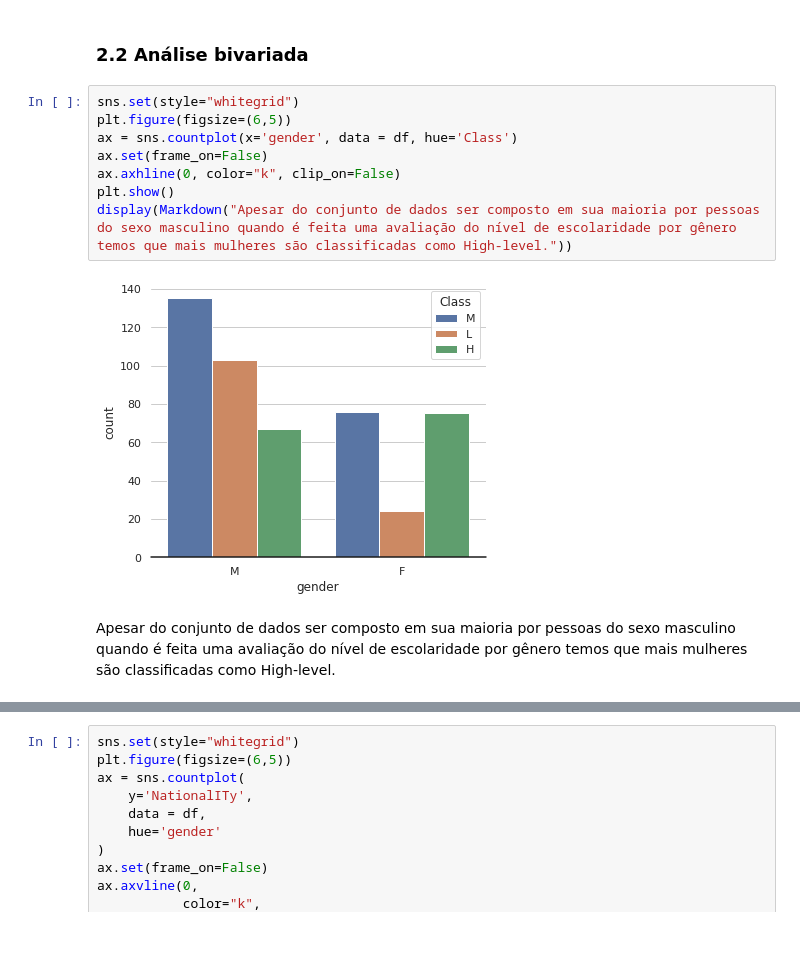
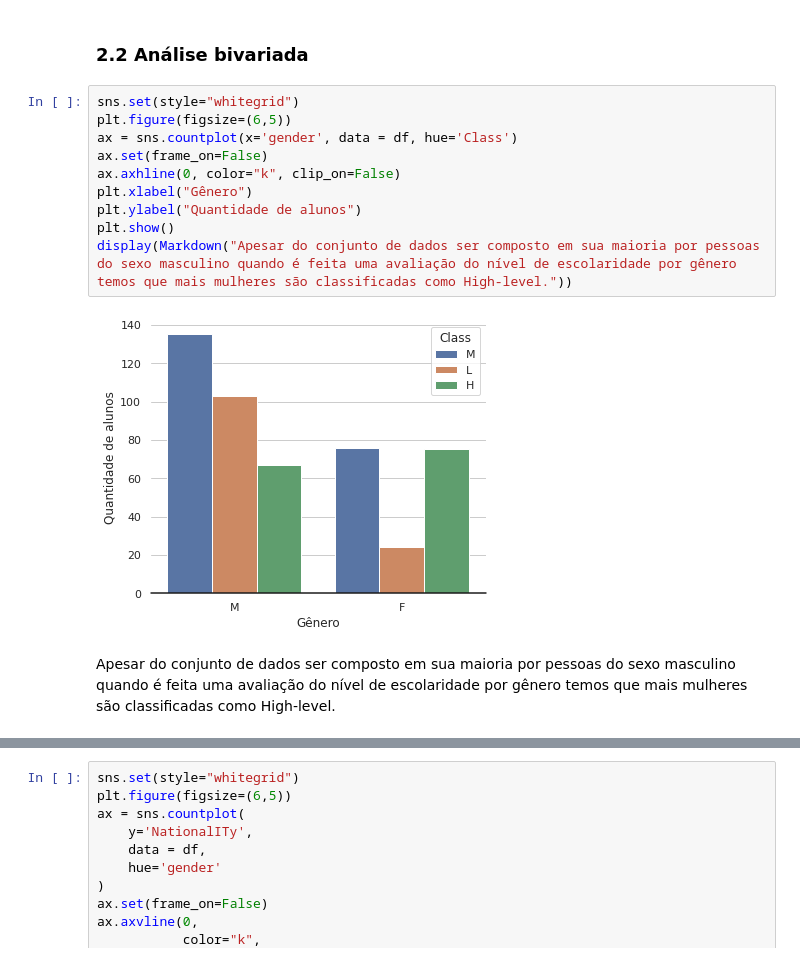
Before and after one commit to atlantico-academy/student-academic-performance, a Jupyter notebook: notebooks/01-exploratory_data_analysis.ipynb, the cells around one changed output, grey strips where cells are left out. Drawn from its saved outputs; the diff is of its cells as text.

```diff
--- a/notebooks/01-exploratory_data_analysis.ipynb
+++ b/notebooks/01-exploratory_data_analysis.ipynb
@@ -410,13 +412,15 @@ Os alunos foram classificados como **26.5%** no Low-Level, **44.0%** no Middle-L
 # %%
 sns.set(style="whitegrid")
 plt.figure(figsize=(6,5))
 ax = sns.countplot(x='gender', data = df, hue='Class')
 ax.set(frame_on=False)
 ax.axhline(0, color="k", clip_on=False)
+plt.xlabel("Gênero")
+plt.ylabel("Quantidade de alunos")
 plt.show()
 display(Markdown("Apesar do conjunto de dados ser composto em sua maioria por pessoas do sexo masculino quando é feita uma avaliação do nível de escolaridade por gênero temos que mais mulheres são classificadas como High-level."))
 # %% [output]
-[figure, old version]
+[figure, new version]
 Apesar do conjunto de dados ser composto em sua maioria por pessoas do sexo masculino quando é feita uma avaliação do nível de escolaridade por gênero temos que mais mulheres são classificadas como High-level.
 # %%
 sns.set(style="whitegrid")
```
Also changed, not shown: parts of 20 cells of this notebook.
